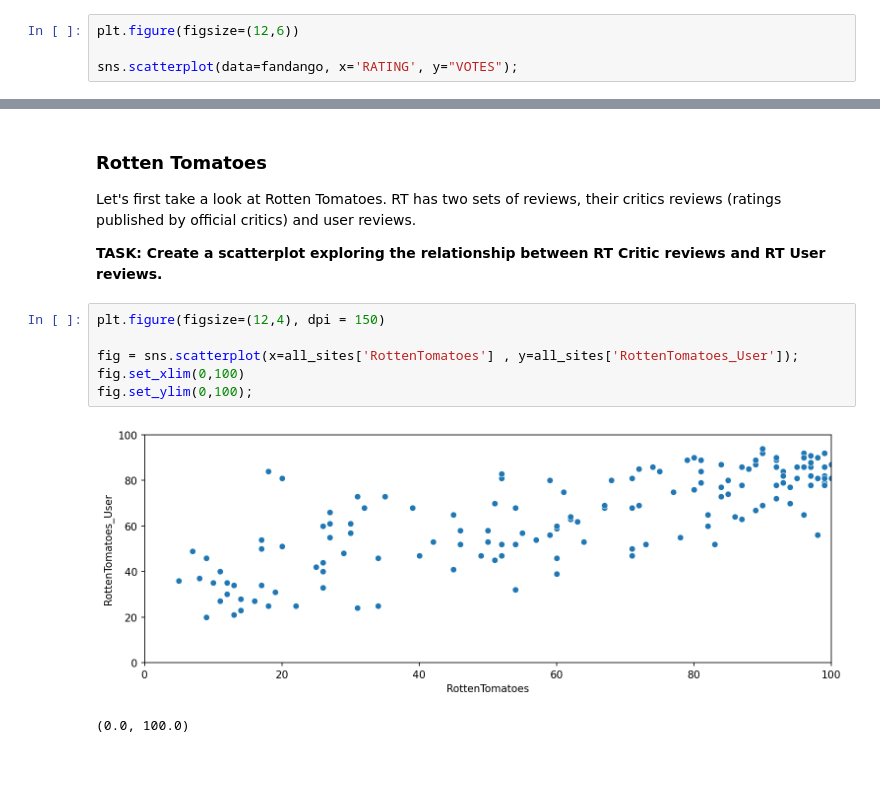
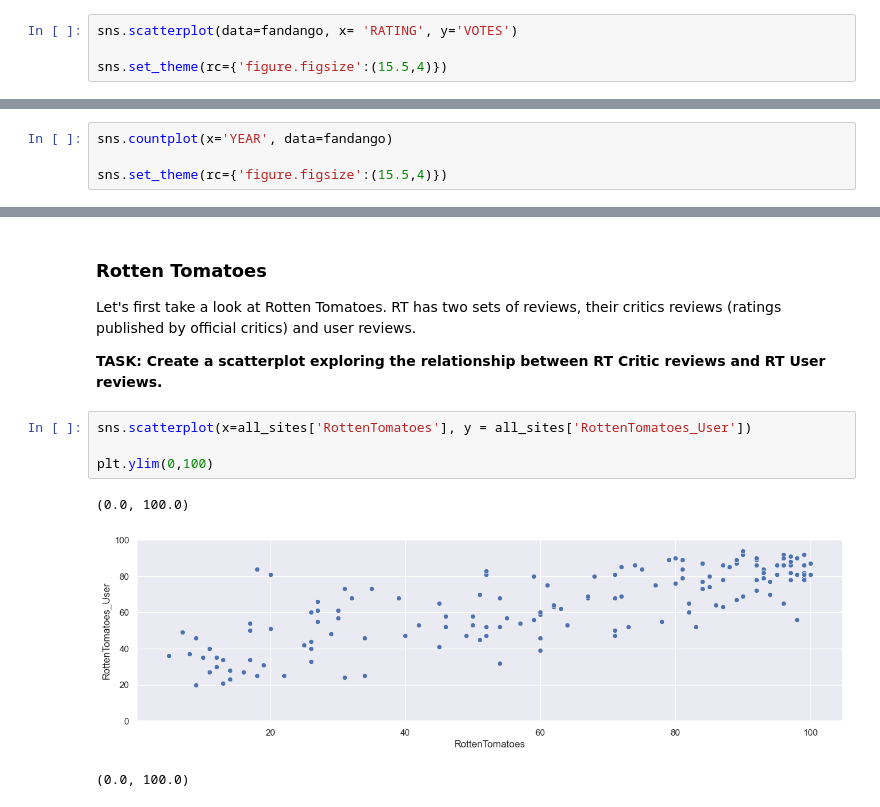
Before and after one commit to RRFteixeira/Python-for-Machine-Learning-and-Data-Science-Masterclass, a Jupyter notebook: 06-Capstone-Project/00-Capstone-Project.ipynb, the cells around one changed output, grey strips where cells are left out. Saved outputs shown, nothing was run; the diff lists cells and outputs as text; blank space fills up the shorter version.

```diff
--- a/06-Capstone-Project/00-Capstone-Project.ipynb
+++ b/06-Capstone-Project/00-Capstone-Project.ipynb
@@ -125,7 +134,7 @@ fandango.describe()
 # %% [markdown]
 **TASK: Let's explore the relationship between popularity of a film and its rating. Create a scatterplot showing the relationship between rating and votes. Feel free to edit visual styling to your preference.**
 # %%
-plt.figure(figsize=(12,6))
+sns.scatterplot(data=fandango, x= 'RATING', y='VOTES')
 
-sns.scatterplot(data=fandango, x='RATING', y="VOTES");
+sns.set_theme(rc={'figure.figsize':(15.5,4)})
 # %% [output]
@@ -198,0 +190,4 @@ sns.histplot(x=fandango['YEAR'] , hue = fandango['YEAR'], shrink=0.5 , legend= F
+# %%
+sns.countplot(x='YEAR', data=fandango)
+
+sns.set_theme(rc={'figure.figsize':(15.5,4)})
@@ -406,13 +410,12 @@ Let's first take a look at Rotten Tomatoes. RT has two sets of reviews, their cr
 
 **TASK: Create a scatterplot exploring the relationship between RT Critic reviews and RT User reviews.**
 # %%
-plt.figure(figsize=(12,4), dpi = 150)
+sns.scatterplot(x=all_sites['RottenTomatoes'], y = all_sites['RottenTomatoes_User'])
 
-fig = sns.scatterplot(x=all_sites['RottenTomatoes'] , y=all_sites['RottenTomatoes_User']);
-fig.set_xlim(0,100)
-fig.set_ylim(0,100);
+plt.ylim(0,100)
 # %% [output]
+(0.0, 100.0)
-[figure, old version]
+[figure, new version]
 # %%
 # %% [output]
 (0.0, 100.0)
```
Also changed, not shown: parts of 66 cells of this notebook, 3 other files.
